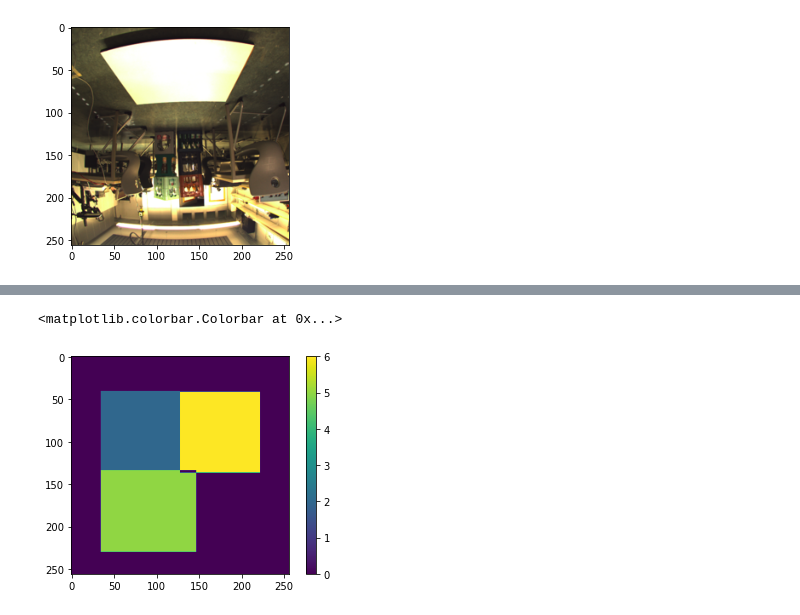
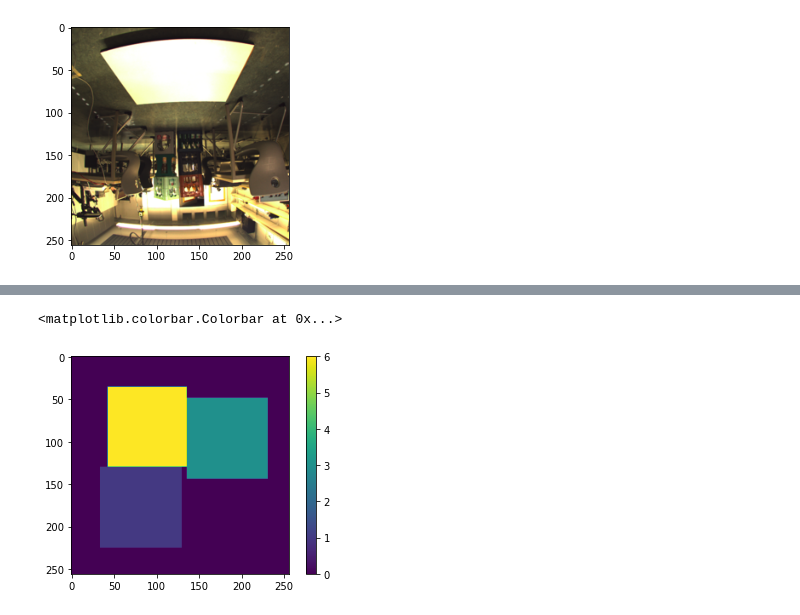
Before and after one commit to josephsv96/random_image_stacker, a Jupyter notebook: random_image_stacker_v1.ipynb, the cells around one changed output, grey strips where cells are left out. Drawn from its saved outputs; the diff is of its cells as text; code cells hidden in the pictures.

Commit message:
random_overlay()

```diff
--- a/random_image_stacker_v1.ipynb
+++ b/random_image_stacker_v1.ipynb
@@ -85,4 +85,4 @@ plt.imshow(bg_list[0]/255)
 <matplotlib.image.AxesImage at 0x...>
 [figure]
 # %%
-aug_config = {'base_x':35, 'base_y':40, 'x_var':5, 'y_var':5, 'w_init':95, 'h_init':95, 'w_var':2, 'h_var':2}
+aug_config = {'base_x':35, 'base_y':35, 'x_var':5, 'y_var':5, 'w_init':95, 'h_init':95, 'w_var':2, 'h_var':2}
@@ -96,0 +89,2 @@ plt.grid('on',color='black')
+# %%
+merged_im, annot = random_overlay(bg_list, fg_list,fg_labels, aug_config, box_num=3)
@@ -97,6 +97,6 @@ plt.grid('on',color='black')
 # %%
-plt.imshow(annot_im)
+plt.imshow(annot)
 plt.colorbar()
 # %% [output]
 <matplotlib.colorbar.Colorbar at 0x...>
-[figure, old version]
+[figure, new version]
```
Also changed, not shown: parts of 6 cells of this notebook, 1 other file.
